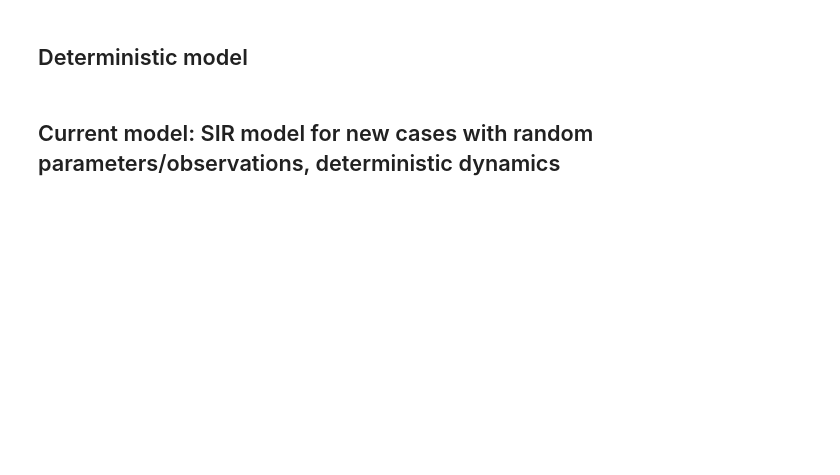
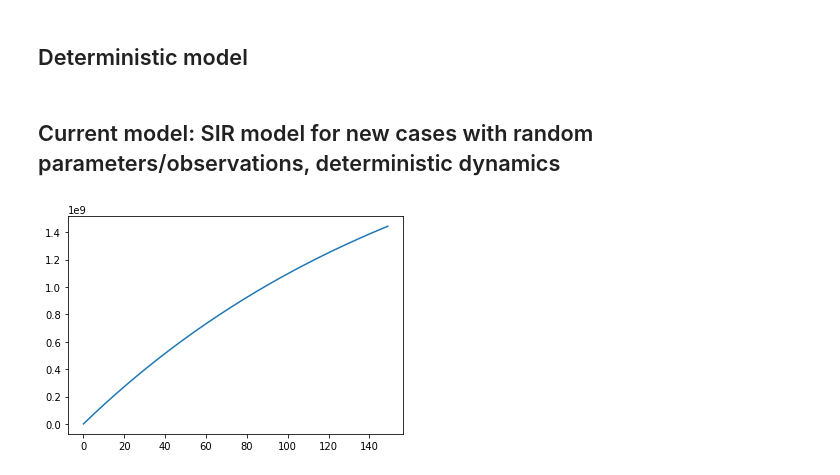
Before and after one commit to dsheldon/covid, a Jupyter notebook: ili/SIR_ILI.ipynb, the cells around one changed output. Drawn from its saved outputs; the diff is of its cells as text; code cells hidden in the pictures; blank space fills up the shorter version.

```diff
--- a/ili/SIR_ILI.ipynb
+++ b/ili/SIR_ILI.ipynb
@@ -21,22 +21,20 @@ import pandas as pd
 # %% [markdown]
 ## Deterministic model
 # %%
-def dx_dt(x, t, beta, gamma):
-    """
-    SIR equations. Real positive parameters `beta`, `gamma`,
-    describe the infection rate and recovery rate.
-    Also tracks new infections.
-    """
-    S = x[0]
-    I = x[1]
-    R = x[2]
-    R =1- S - I
-    I_tot = x[3]
-    dS_dt = - beta * S * I
-    dI_dt = beta * S * I  - gamma * I
-    dR_dt = gamma * I
-    dItot_dt = beta * S * I
-    return np.stack([dS_dt, dI_dt, dR_dt, dItot_dt])
+def dx_dt( x, t, beta, sigma, gamma):
+        """
+        SEIR equations
+        """
+        S, E, I, R, C = x
+        N = S + E + I + R
+
+        dS_dt = - beta * S * I / N
+        dE_dt = beta * S * I / N - sigma * E
+        dI_dt = sigma * E - gamma * I
+        dR_dt = gamma * I
+        dC_dt = sigma * E  # cumulative infections
+
+        return np.stack([dS_dt, dE_dt, dI_dt, dR_dt, dC_dt])
 
 SIR_int = build_odeint(dx_dt, rtol=1e-5, atol=1e-3, mxstep=500)
 # %% [markdown]
@@ -130,14 +108,16 @@ def SIR_hybrid(T = 50,
     return x, y, det_rate
 # %%
 with numpyro.handlers.seed(rng_seed=1):
-    x, y, det_rate = SIR_hybrid(T=50, T_future=50, N=1e6, rw_scale=2e-2)
+    x, y, det_rate = SIR_hybrid(T=50, T_future=100, N=1e6, rw_scale=2e-2)
     plt.plot(y)
 
 # with numpyro.handlers.seed(rng_seed=1):
 #     x, y, det_rate = SIR_hybrid(T=100, N=1e6,rw_scale=1e-2)
 #     plt.plot(y)
 
 plt.show()
+# %% [output]
+[figure, added]
 # %%
 def plot_samples(samples, plot_fields=['I', 'y'], T=None, t=None, ax=None):
 
```
Also changed, not shown: parts of 7 cells of this notebook, 1 other file.
